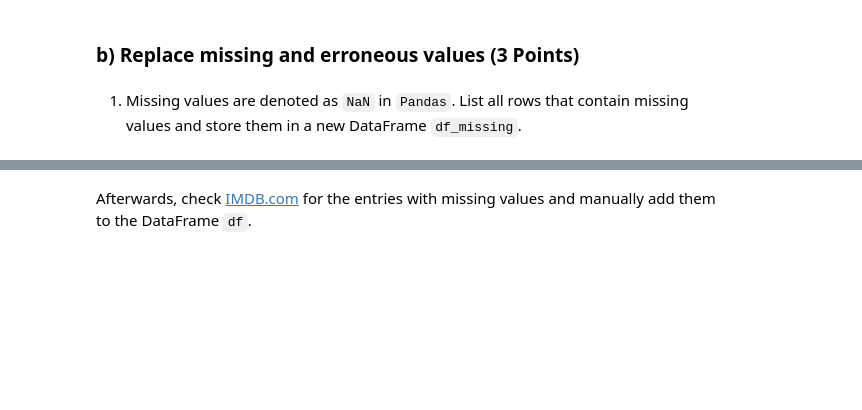
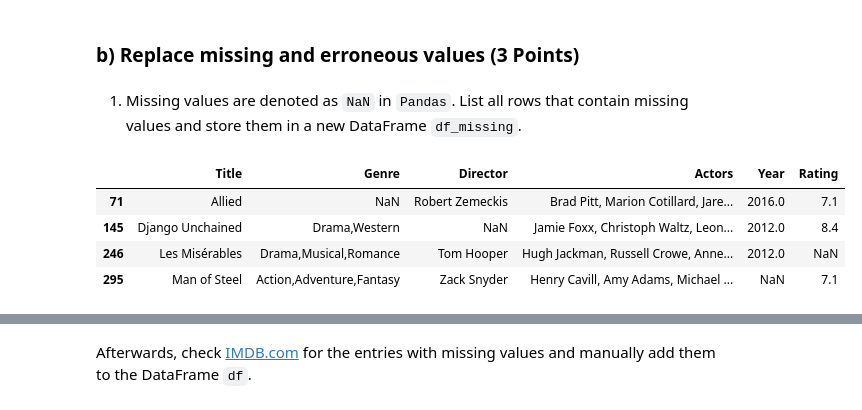
Before and after one commit to zehe2000/EDSAI, a Jupyter notebook: Sheet1/assignment01.ipynb, the cells around one changed output, grey strips where cells are left out. Cells and saved outputs as stored; diff of their text form; code cells hidden in the pictures; blank space fills up the shorter version.

```diff
--- a/Sheet1/assignment01.ipynb
+++ b/Sheet1/assignment01.ipynb
@@ -452,7 +478,23 @@ display(df.shape)
 # %% [markdown]
 1. Missing values are denoted as `NaN` in `Pandas`. List all rows that contain missing values and store them in a new DataFrame `df_missing`.
 # %%
-# TODO: implement
+# print(df)
+df = pd.read_csv('imdb_corrupt.csv', delimiter=';')
+
+df_missing = pd.DataFrame(columns=['Title', 'Genre', 'Director', 'Actors', 'Year', 'Rating'],)
+
+for x in range(len(df)):
+    row = df.iloc[x]
+    if "NaN" in str(row):
+        df_missing.loc[x] = row
+
+display(df_missing)
+# %% [output]
+|  | Title | Genre | Director | Actors | Year | Rating |
+| 71 | Allied | NaN | Robert Zemeckis | Brad Pitt, Marion Cotillard, Jare... | 2016.0 | 7.1 |
+| 145 | Django Unchained | Drama,Western | NaN | Jamie Foxx, Christoph Waltz, Leon... | 2012.0 | 8.4 |
+| 246 | Les Misérables | Drama,Musical,Romance | Tom Hooper | Hugh Jackman, Russell Crowe, Anne... | 2012.0 | NaN |
+| 295 | Man of Steel | Action,Adventure,Fantasy | Zack Snyder | Henry Cavill, Amy Adams, Michael ... | NaN | 7.1 |
 # %%
 display(df_missing)
 # Run tests
```
Also changed, not shown: parts of 15 cells of this notebook.
